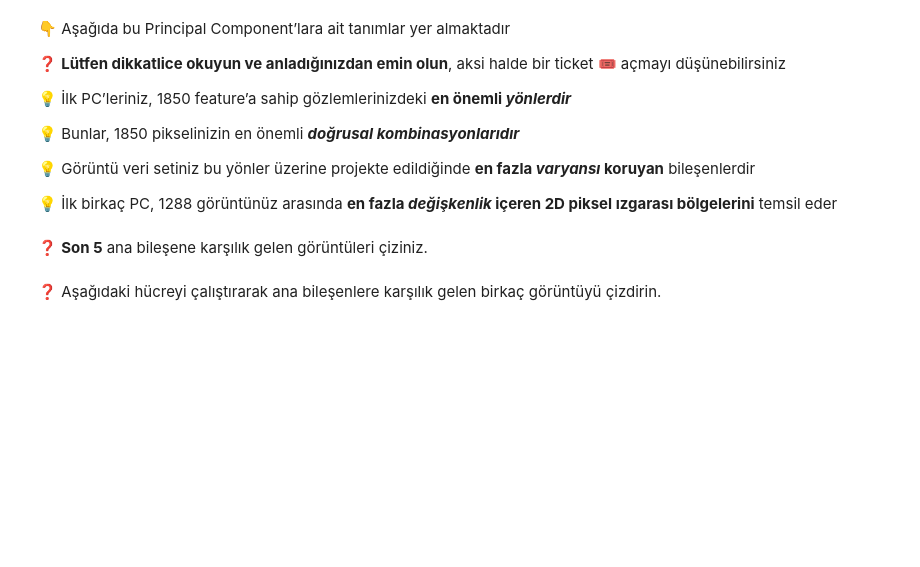
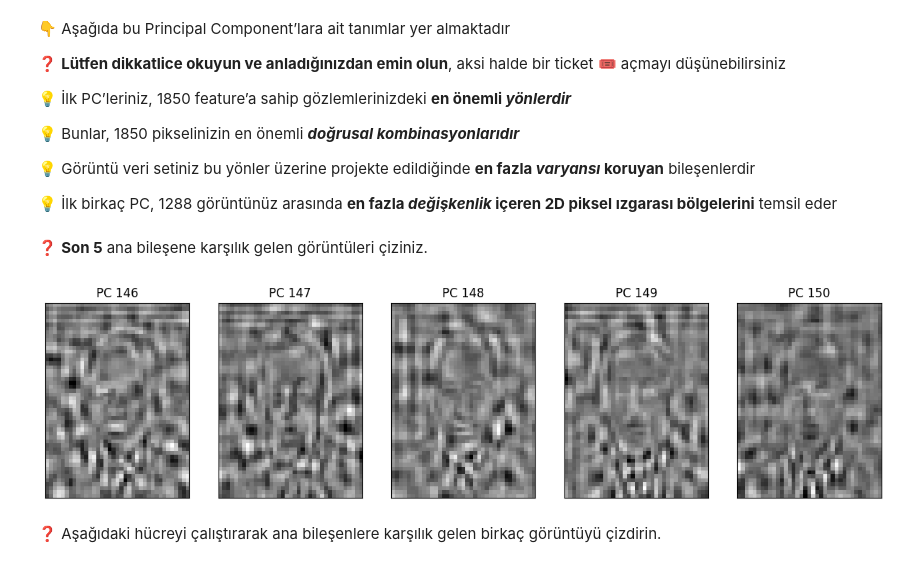
Before and after one commit to kaanaydin02/S17D3-S-data-face-recoginition, a Jupyter notebook: face_recognition.ipynb, the cells around one changed output. Saved outputs shown, nothing was run; the diff lists cells and outputs as text; code cells hidden in the pictures; blank space fills up the shorter version.

```diff
--- a/face_recognition.ipynb
+++ b/face_recognition.ipynb
@@ -260,3 +271,12 @@ Biz sadece bunları normal görüntüler olarak görselleştirebilmek için yeni
+# %%
+fig, axs = plt.subplots(1, 5, figsize=(15, 4))
+for i in range(5):
+    idx = 145 + i
+    axs[i].imshow(pca.components_[idx].reshape(50, 37), cmap='gray')
+    axs[i].set_title(f"PC {idx+1}")
+    axs[i].set_xticks(()); axs[i].set_yticks(())
+# %% [output]
+[figure, added]
 # %% [markdown]
 ❓ Aşağıdaki hücreyi çalıştırarak ana bileşenlere karşılık gelen birkaç görüntüyü çizdirin.
 # %%
```
Also changed, not shown: parts of 25 cells of this notebook, 2 other files.
